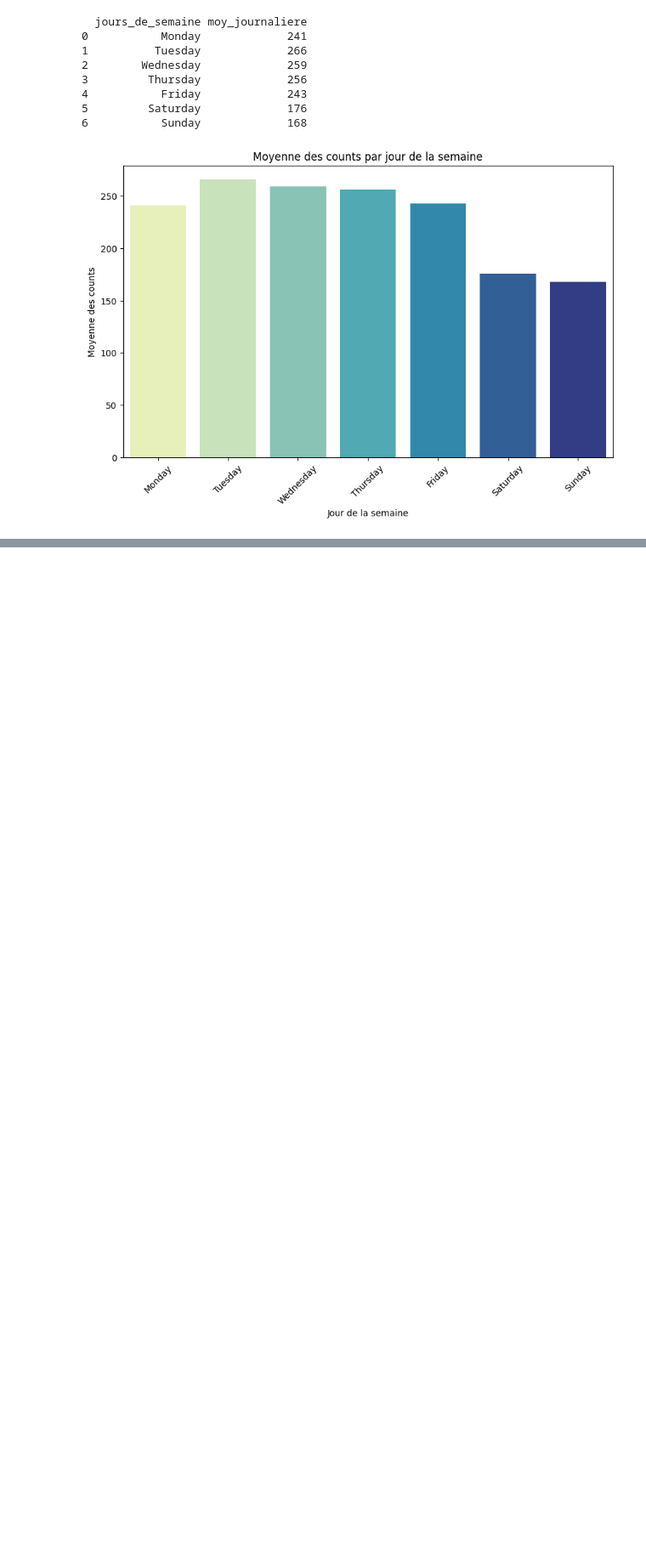
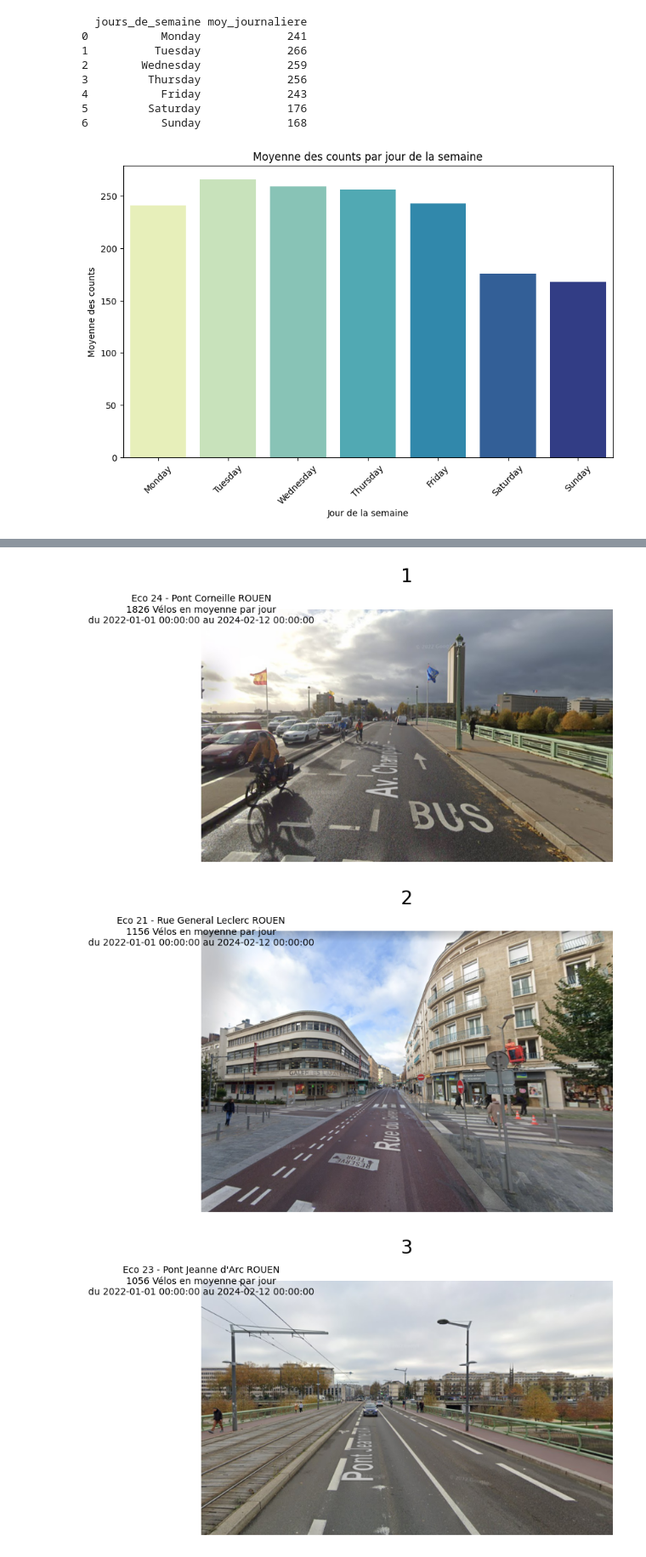
Before and after one commit to ba-talibe/OpenData-Rouen_Analysis_Project, a Jupyter notebook: dataset_updater.ipynb, the cells around one changed output, grey strips where cells are left out. Shown at 85% size. Drawn from its saved outputs; the diff is of its cells as text; code cells hidden in the pictures; blank space fills up the shorter version.

```diff
--- a/dataset_updater.ipynb
+++ b/dataset_updater.ipynb
@@ -278,0 +302,36 @@ plt.show()
+# %%
+from PIL import Image, ImageDraw
+from io import BytesIO
+# Calculer le nombre total moyen de passages par jour pour chaque station
+station_stats = df.groupby(['id', 'name', 'photourl']).agg(total_passages=('counts', 'sum'), total_days=('date_j', 'nunique')).reset_index()
+station_stats['average_passages_per_day'] = station_stats['total_passages'] / station_stats['total_days']
+
+# Classer les stations par le nombre total moyen de passages par jour de manière décroissante
+top_stations = station_stats.sort_values(by='average_passages_per_day', ascending=False).head(5)
+
+# Afficher les informations pour les cinq meilleures stations avec les images correspondantes depuis les liens dans 'photourl'
+for i, (index, station) in enumerate(top_stations.iterrows(), 1):
+    # Charger l'image depuis le lien correspondant à la station
+    response = requests.get(station['photourl'])
+    img = Image.open(BytesIO(response.content))
+
+    # Afficher le numéro de la station et son image
+    plt.figure(figsize=(8, 6))
+    plt.imshow(img)
+    plt.title(f'{i}\n', loc='center', fontsize=20)
+
+    # Afficher les informations de la station
+    plt.text(0.5, 0.5, f'{station["name"]}\n'
+                        f'{int(station["average_passages_per_day"])} Vélos en moyenne par jour\n'
+                        f'du {df["date_j"].min()} au {df["date_j"].max()}',
+             ha='center', va='center', fontsize=10)
+
+    # Masquer les axes
+    plt.axis('off')
+
+    # Afficher l'image
+    plt.show()
+# %% [output]
+[figure, added]
+[figure, added]
+[figure, added]
```
Also changed, not shown: parts of 2 cells of this notebook.
